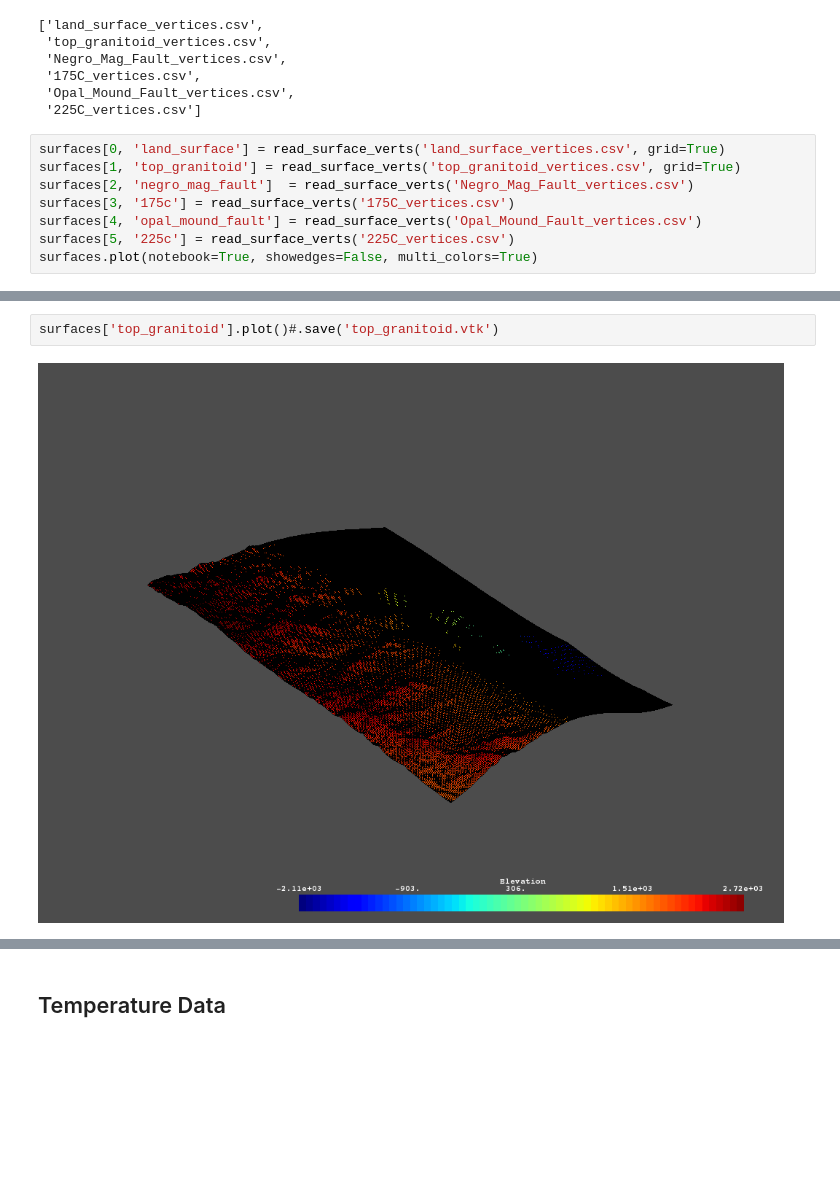
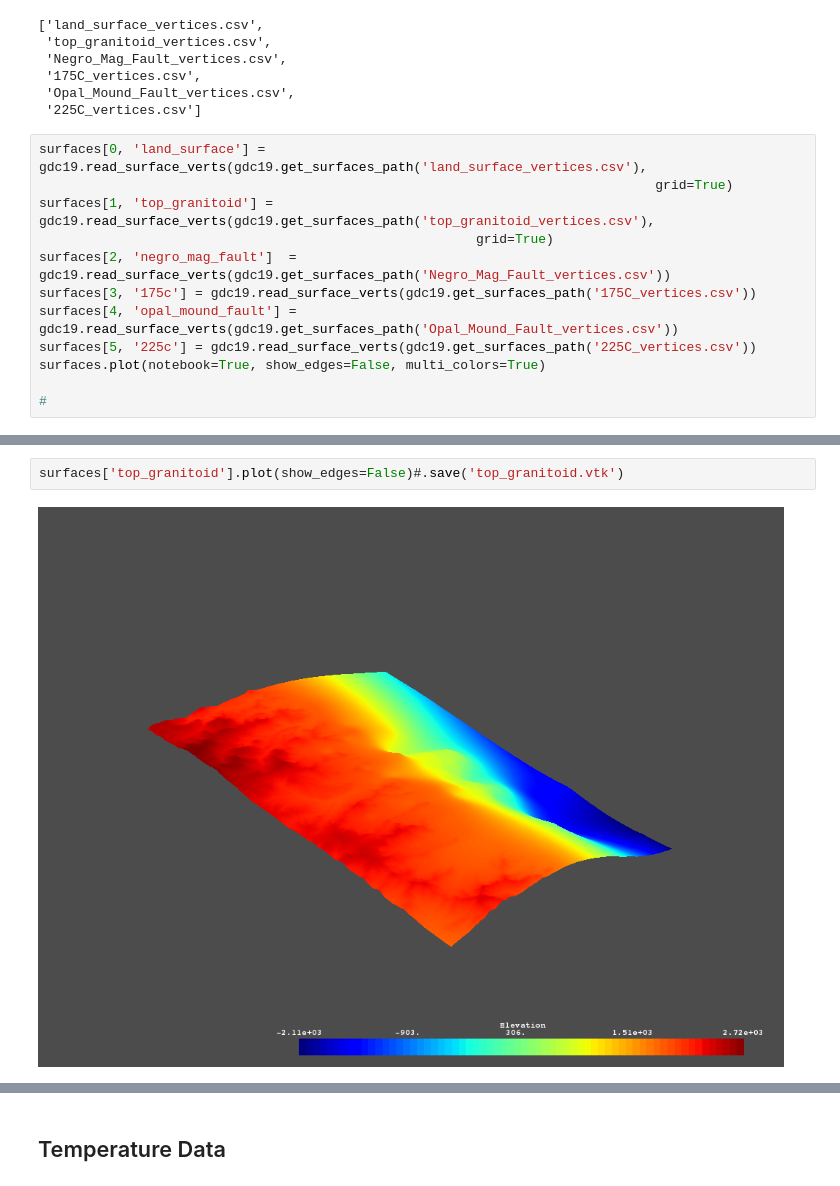
Before and after one commit to OpenGeoVis/GeothermalDesignChallenge, a Jupyter notebook: codebooks/File IO.ipynb, the cells around one changed output, grey strips where cells are left out. Cells and saved outputs as stored; diff of their text form; blank space fills up the shorter version.

Commit message:
Cleanup fileio notebook

```diff
--- a/codebooks/File IO.ipynb
+++ b/codebooks/File IO.ipynb
@@ -79,11 +77,15 @@ gdc19.list_filenames('surfaces')
  'Opal_Mound_Fault_vertices.csv',
  '225C_vertices.csv']
 # %%
-surfaces[0, 'land_surface'] = read_surface_verts('land_surface_vertices.csv', grid=True)
-surfaces[1, 'top_granitoid'] = read_surface_verts('top_granitoid_vertices.csv', grid=True)
-surfaces[2, 'negro_mag_fault']  = read_surface_verts('Negro_Mag_Fault_vertices.csv')
-surfaces[3, '175c'] = read_surface_verts('175C_vertices.csv')
-surfaces[4, 'opal_mound_fault'] = read_surface_verts('Opal_Mound_Fault_vertices.csv')
-surfaces[5, '225c'] = read_surface_verts('225C_vertices.csv')
-surfaces.plot(notebook=True, showedges=False, multi_colors=True)
+surfaces[0, 'land_surface'] = gdc19.read_surface_verts(gdc19.get_surfaces_path('land_surface_vertices.csv'),
+                                                                               grid=True)
+surfaces[1, 'top_granitoid'] = gdc19.read_surface_verts(gdc19.get_surfaces_path('top_granitoid_vertices.csv'),
+                                                        grid=True)
+surfaces[2, 'negro_mag_fault']  = gdc19.read_surface_verts(gdc19.get_surfaces_path('Negro_Mag_Fault_vertices.csv'))
+surfaces[3, '175c'] = gdc19.read_surface_verts(gdc19.get_surfaces_path('175C_vertices.csv'))
+surfaces[4, 'opal_mound_fault'] = gdc19.read_surface_verts(gdc19.get_surfaces_path('Opal_Mound_Fault_vertices.csv'))
+surfaces[5, '225c'] = gdc19.read_surface_verts(gdc19.get_surfaces_path('225C_vertices.csv'))
+surfaces.plot(notebook=True, show_edges=False, multi_colors=True)
+
+#
 # %% [output]
@@ -91,4 +105,4 @@ surfaces.plot(notebook=True, showedges=False, multi_colors=True)
 # %%
-surfaces['top_granitoid'].plot()#.save('top_granitoid.vtk')
+surfaces['top_granitoid'].plot(show_edges=False)#.save('top_granitoid.vtk')
 # %% [output]
-[figure, old version]
+[figure, new version]
```
Also changed, not shown: parts of 16 cells of this notebook, 3 other files.
